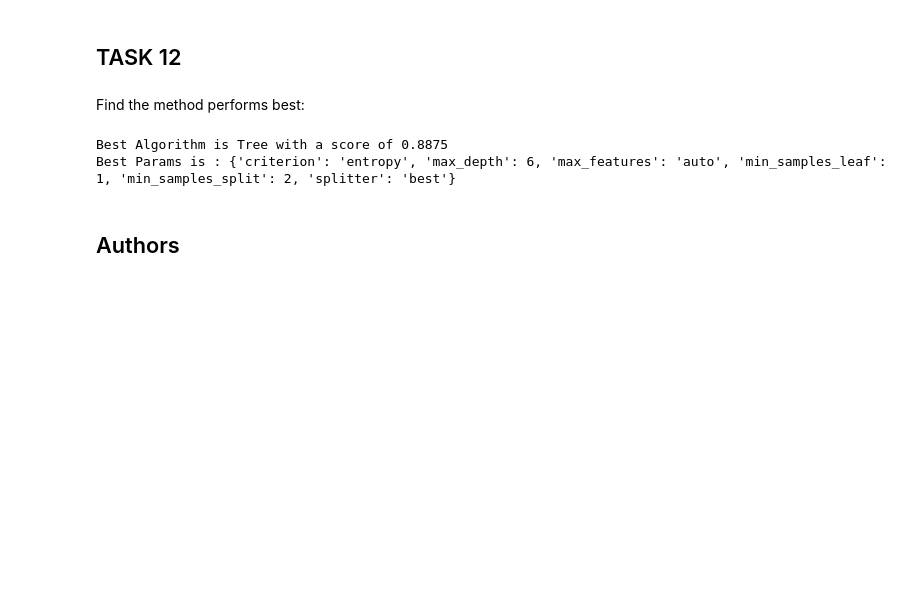
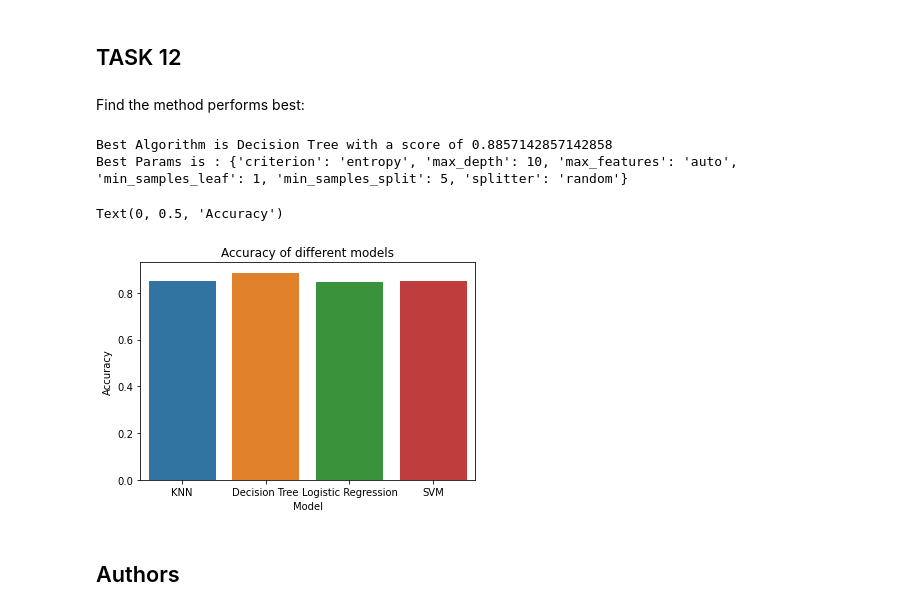
Before and after one commit to rubensdmp/IBM-DataScienceCapstone, a Jupyter notebook: Machine-Learning-Prediction.ipynb, the cells around one changed output. Saved outputs shown, nothing was run; the diff lists cells and outputs as text; code cells hidden in the pictures; blank space fills up the shorter version.

```diff
--- a/Machine-Learning-Prediction.ipynb
+++ b/Machine-Learning-Prediction.ipynb
@@ -293,18 +293,30 @@ plot_confusion_matrix(Y_test,yhat)
 # %% [markdown]
 Find the method performs best:
 # %%
-algorithms = {'KNN':knn_cv.best_score_,'Tree':tree_cv.best_score_,'LogisticRegression':logreg_cv.best_score_}
+algorithms = {'KNN':knn_cv.best_score_,'Decision Tree':tree_cv.best_score_,'Logistic Regression':logreg_cv.best_score_,'SVM':svm_cv.best_score_}
 bestalgorithm = max(algorithms, key=algorithms.get)
+
 print('Best Algorithm is',bestalgorithm,'with a score of',algorithms[bestalgorithm])
-if bestalgorithm == 'Tree':
+
+if bestalgorithm == 'Decision Tree':
     print('Best Params is :',tree_cv.best_params_)
 if bestalgorithm == 'KNN':
     print('Best Params is :',knn_cv.best_params_)
-if bestalgorithm == 'LogisticRegression':
+if bestalgorithm == 'Logistic Regression':
     print('Best Params is :',logreg_cv.best_params_)
+if bestalgorithm == 'SVM':
+    print('Best Params is :',svm_cv.best_params_)
 # %% [output]
-Best Algorithm is Tree with a score of 0.8875
-Best Params is : {'criterion': 'entropy', 'max_depth': 6, 'max_features': 'auto', 'min_samples_leaf': 1, 'min_samples_split': 2, 'splitter': 'best'}
+Best Algorithm is Decision Tree with a score of 0.8857142857142858
+Best Params is : {'criterion': 'entropy', 'max_depth': 10, 'max_features': 'auto', 'min_samples_leaf': 1, 'min_samples_split': 5, 'splitter': 'random'}
+# %%
+sns.barplot(x=list(algorithms.keys()), y=list(algorithms.values()))
+plt.title("Accuracy of different models")
+plt.xlabel("Model")
+plt.ylabel("Accuracy")
+# %% [output]
+Text(0, 0.5, 'Accuracy')
+[figure, added]
 # %% [markdown]
 ## Authors
 # %% [markdown]
```
Also changed, not shown: parts of 3 cells of this notebook.
